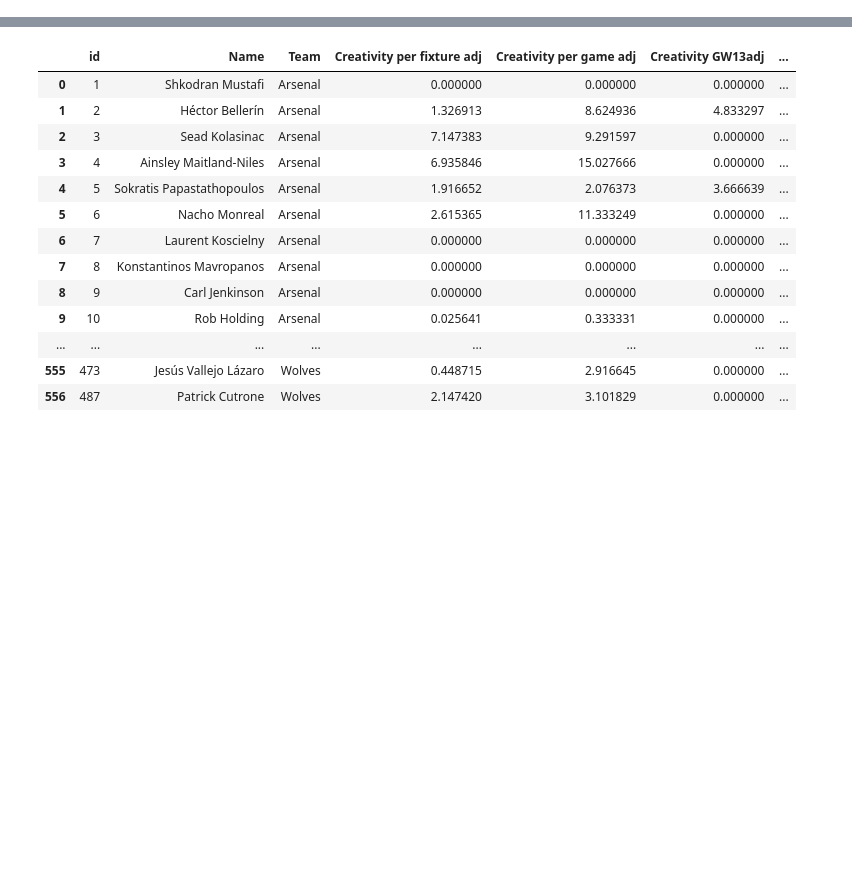
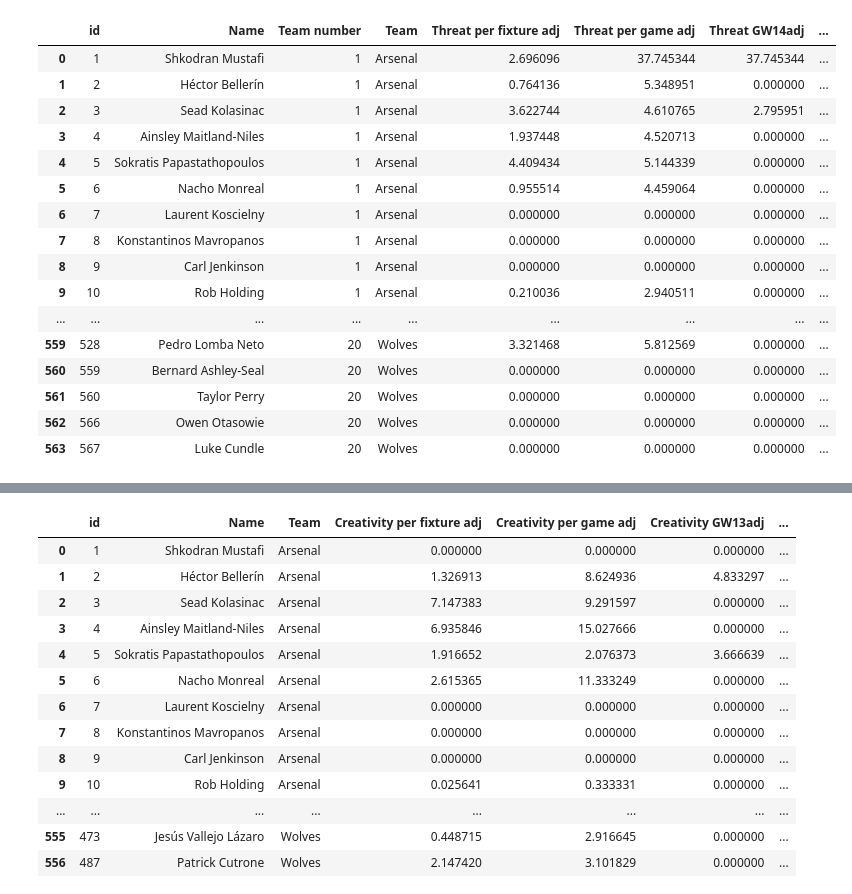
Before and after one commit to sminata/tikeve.github.io, a Jupyter notebook: brr.ipynb, the cells around one changed output, grey strips where cells are left out. Drawn from its saved outputs; the diff is of its cells as text; code cells hidden in the pictures; blank space fills up the shorter version.

```diff
--- a/brr.ipynb
+++ b/brr.ipynb
@@ -265,8 +267,9 @@ TablePlayersToWrite
 print(0)
 #1. Creating  a table with average threat and GW threats for teams
 
-TeamThreat = pd.DataFrame(list(teams.keys()), columns = ['id'])
-TeamThreat['Team'] = pd.DataFrame(list(teams.values()))
+TeamThreat = pd.DataFrame()
+TeamThreat['id'] = pd.DataFrame(d1['teams'])['id']
+TeamThreat['Team'] = pd.DataFrame(d1['teams'])['name']
 TeamThreat['Threat av'] = np.zeros(len(TeamThreat))
 TeamThreat['Matches'] = np.zeros(len(TeamThreat))
 
@@ -281,8 +284,9 @@ TeamThreat['Threat av'] = [Gameweeks[Gameweeks['team']==i]['threat'].sum() for i
 print(1)
 #2. Creating  a table with average creativity and GW creativities for teams
 
-TeamCreativity = pd.DataFrame(list(teams.keys()), columns = ['id'])
-TeamCreativity['Team'] = pd.DataFrame(list(teams.values()))
+TeamCreativity = pd.DataFrame()
+TeamCreativity['id'] = pd.DataFrame(d1['teams'])['id']
+TeamCreativity['Team'] = pd.DataFrame(d1['teams'])['name']
 TeamCreativity['Creativity av'] = np.zeros(len(TeamCreativity))
 TeamCreativity['Matches'] = np.zeros(len(TeamCreativity))
 
@@ -298,8 +302,9 @@ TeamCreativity['Creativity av'] = [Gameweeks[Gameweeks['team']==i]['creativity']
 print(2)
 #3. Creating  a table with average threat allowed by teams and GW threat allowed
 
-TableDefence = pd.DataFrame(list(teams.keys()), columns = ['id'])
-TableDefence['Team'] = pd.DataFrame(list(teams.values()))
+TableDefence = pd.DataFrame()
+TableDefence['id'] = pd.DataFrame(d1['teams'])['id']
+TableDefence['Team'] = pd.DataFrame(d1['teams'])['name']
 TableDefence['Threat allowed av'] = np.zeros(len(TableDefence))
 TableDefence['Matches'] = np.zeros(len(TableDefence))
 
@@ -316,8 +321,9 @@ threatAllowedAv = TableDefence['Threat allowed av'].mean()
 print(3)
 #4. Creating  a table with average adjusted threat and GW threats adj for teams
 
-TeamThreatAd = pd.DataFrame(list(teams.keys()), columns = ['id'])
-TeamThreatAd['Team'] = pd.DataFrame(list(teams.values()))
+TeamThreatAd = pd.DataFrame()
+TeamThreatAd['id'] = pd.DataFrame(d1['teams'])['id']
+TeamThreatAd['Team'] = pd.DataFrame(d1['teams'])['name']
 TeamThreatAd['Threat av adj'] = np.zeros(len(TeamThreatAd))
 TeamThreatAd['Matches'] = np.zeros(len(TeamThreatAd))
 
@@ -333,8 +339,9 @@ TeamThreatAd['Threat av adj'] = TeamThreatAd['Threat av adj']/noZ(TeamThreatAd['
 print(4)
 #5. Creating  a table with average adjusted creativity and GW creativities adj for teams
 
-TeamCreativityAd = pd.DataFrame(list(teams.keys()), columns = ['id'])
-TeamCreativityAd['Team'] = pd.DataFrame(list(teams.values()))
+TeamCreativityAd = pd.DataFrame()
+TeamCreativityAd['id'] = pd.DataFrame(d1['teams'])['id']
+TeamCreativityAd['Team'] = pd.DataFrame(d1['teams'])['name']
 TeamCreativityAd['Creativity av adj'] = np.zeros(len(TeamCreativityAd))
 TeamCreativityAd['Matches'] = np.zeros(len(TeamCreativityAd))
 
@@ -352,8 +359,9 @@ TeamCreativityAd['Creativity av adj'] = TeamCreativityAd['Creativity av adj']/no
 print(5)
 #6. Creating  a table with average threat allowed adjusted by teams and GW threat allowed adjusted
 
-TableDefenceAd = pd.DataFrame(list(teams.keys()), columns = ['id'])
-TableDefenceAd['Team'] = pd.DataFrame(list(teams.values()))
+TableDefenceAd = pd.DataFrame()
+TableDefenceAd['id'] = pd.DataFrame(d1['teams'])['id']
+TableDefenceAd['Team'] = pd.DataFrame(d1['teams'])['name']
 TableDefenceAd['Threat allowed av adj'] = np.zeros(len(TableDefenceAd))
 TableDefenceAd['Matches'] = np.zeros(len(TableDefenceAd))
 
@@ -374,8 +382,9 @@ print(6)
 
 #Total Team Table
 
-TableTeams = pd.DataFrame(list(teams.keys()), columns = ['id'])
-TableTeams['Team'] = pd.DataFrame(list(teams.values()))
+TableTeams = pd.DataFrame()
+TableTeams['id'] = pd.DataFrame(d1['teams'])['id']
+TableTeams['Team'] = pd.DataFrame(d1['teams'])['name']
 
 TableTeams['Threat adjusted'] = TeamThreatAd['Threat av adj']
 TableTeams['Threat'] = TeamThreat['Threat av']
@@ -389,8 +398,11 @@ print(7)
 
 #PLayer Tables
 
-PlayerMatches = pd.DataFrame(list(players.keys()), columns = ['id'])
-PlayerMatches['Team'] = [teams[bigTable[bigTable['id'] == i]['team'].sum()] for i in players.keys()]
+#PlayerMatches = pd.DataFrame(list(players.keys()), columns = ['id'])
+PlayerMatches = pd.DataFrame()
+PlayerMatches['id'] = bigTable['id']
+PlayerMatches['Team number'] = [bigTable[bigTable['id'] == i]['team'].sum() for i in players.keys()]
+PlayerMatches['Team'] = [teams[PlayerMatches.at[i,'Team number']] for i in range(len(players))]
 PlayerMatches['Team games'] = np.zeros(len(players))
 PlayerMatches['Played'] = np.zeros(len(players))
 
@@ -404,8 +416,9 @@ PlayerMatches['Team games'] = PlayerMatches['Team games'] + [len(Gameweeks[Gamew
 print(8)
 #1 Players Threat
 
-PlayerThreat = pd.DataFrame(list(players.keys()), columns = ['id'])
-PlayerThreat['Name'] = pd.DataFrame(list(players.values()))
+PlayerThreat = pd.DataFrame()
+PlayerThreat['id'] = bigTable['id']
+PlayerThreat['Name'] = bigTable['full_name']
 PlayerThreat['Team'] = PlayerMatches['Team']
 PlayerThreat['Threat per fixture'] = np.zeros(len(players))
 PlayerThreat['Threat per game'] = np.zeros(len(players))
@@ -421,8 +434,9 @@ PlayerThreat['Threat per game'] = PlayerThreat['Threat per game']/noZ(PlayerMatc
 print(9)
 #2 Players Creativity
 
-PlayerCreativity = pd.DataFrame(list(players.keys()), columns = ['id'])
-PlayerCreativity['Name'] = pd.DataFrame(list(players.values()))
+PlayerCreativity = pd.DataFrame()
+PlayerCreativity['id'] = bigTable['id']
+PlayerCreativity['Name'] = bigTable['full_name']
 PlayerCreativity['Team'] = PlayerMatches['Team']
 PlayerCreativity['Creativity per fixture'] = np.zeros(len(players))
 PlayerCreativity['Creativity per game'] = np.zeros(len(players))
@@ -438,34 +452,32 @@ PlayerCreativity['Creativity per game'] = PlayerCreativity['Creativity per game'
 print(10)
 #3 Players Threat Adjusted
 
-PlayerThreatAd = pd.DataFrame(list(players.keys()), columns = ['id'])
-print('a')
-PlayerThreatAd['Name'] = pd.DataFrame(list(players.values()))
-print('b')
+PlayerThreatAd = pd.DataFrame()
+PlayerThreatAd['id'] = bigTable['id']
+PlayerThreatAd['Name'] = bigTable['full_name']
+PlayerThreatAd['Team number'] = PlayerMatches['Team number']
 PlayerThreatAd['Team'] = PlayerMatches['Team']
-print('c')
 PlayerThreatAd['Threat per fixture adj'] = np.zeros(len(players))
-print('d')
 PlayerThreatAd['Threat per game adj'] = np.zeros(len(players))
-print('e')
 for j in range(lastGW,0,-1):
 
     PlayerThreatAd['Threat GW'+str(j) + 'adj'] = [PlayerThreat.at[i,'Threat GW'+str(j)]*threatAllowedAv/ \
-            TableDefence.at[toint(Gameweeks[(Gameweeks['team']==PlayerThreatAd.at[i,'Team'])&\
-                                          (Gameweeks['gameweek']==j)]['teamAgainst'].mean()-1), \
+            TableDefence.at[toint(Gameweeks[(Gameweeks['team']==PlayerThreatAd.at[i,'Team number'])&\
+            (Gameweeks['gameweek']==j)]['teamAgainst'].mean()-1), \
             'Threat allowed av']  for i in range(len(players))]
 
     PlayerThreatAd['Threat per game adj'] = PlayerThreatAd['Threat per game adj'] +\
             PlayerThreatAd['Threat GW'+str(j) + 'adj']
-print('f')
 PlayerThreatAd['Threat per fixture adj'] = PlayerThreatAd['Threat per game adj']/noZ(PlayerMatches['Team games'])
 PlayerThreatAd['Threat per game adj'] = PlayerThreatAd['Threat per game adj']/noZ(PlayerMatches['Played'])
 print(11)
 
 #4 PLayers Creativity Adjusted
 
-PlayerCreativityAd = pd.DataFrame(list(players.keys()), columns = ['id'])
-PlayerCreativityAd['Name'] = pd.DataFrame(list(players.values()))
+PlayerCreativityAd = pd.DataFrame()
+PlayerCreativityAd['id'] = bigTable['id']
+PlayerCreativityAd['Name'] = bigTable['full_name']
+PlayerCreativityAd['Team number'] = PlayerMatches['Team number']
 PlayerCreativityAd['Team'] = PlayerMatches['Team']
 PlayerCreativityAd['Creativity per fixture adj'] = np.zeros(len(players))
 PlayerCreativityAd['Creativity per game adj'] = np.zeros(len(players))
@@ -473,7 +485,7 @@ PlayerCreativityAd['Creativity per game adj'] = np.zeros(len(players))
 for j in range(lastGW,0,-1):
 
     PlayerCreativityAd['Creativity GW'+str(j) + 'adj'] = [PlayerCreativity.at[i,'Creativity GW'+str(j)]*threatAllowedAv/ \
-            TableDefence.at[toint(Gameweeks[(Gameweeks['team']==PlayerCreativityAd.at[i,'Team'])&\
+            TableDefence.at[toint(Gameweeks[(Gameweeks['team']==PlayerCreativityAd.at[i,'Team number'])&\
                                           (Gameweeks['gameweek']==j)]['teamAgainst'].mean()-1), \
             'Threat allowed av']  for i in range(len(players))]
 
@@ -507,0 +517,17 @@ e
+|  | id | Name | Team number | Team | Threat per fixture adj | Threat per game adj | Threat GW14adj | ... |
+| 0 | 1 | Shkodran Mustafi | 1 | Arsenal | 2.696096 | 37.745344 | 37.745344 | ... |
+| 1 | 2 | Héctor Bellerín | 1 | Arsenal | 0.764136 | 5.348951 | 0.000000 | ... |
+| 2 | 3 | Sead Kolasinac | 1 | Arsenal | 3.622744 | 4.610765 | 2.795951 | ... |
+| 3 | 4 | Ainsley Maitland-Niles | 1 | Arsenal | 1.937448 | 4.520713 | 0.000000 | ... |
+| 4 | 5 | Sokratis Papastathopoulos | 1 | Arsenal | 4.409434 | 5.144339 | 0.000000 | ... |
+| 5 | 6 | Nacho Monreal | 1 | Arsenal | 0.955514 | 4.459064 | 0.000000 | ... |
+| 6 | 7 | Laurent Koscielny | 1 | Arsenal | 0.000000 | 0.000000 | 0.000000 | ... |
+| 7 | 8 | Konstantinos Mavropanos | 1 | Arsenal | 0.000000 | 0.000000 | 0.000000 | ... |
+| 8 | 9 | Carl Jenkinson | 1 | Arsenal | 0.000000 | 0.000000 | 0.000000 | ... |
+| 9 | 10 | Rob Holding | 1 | Arsenal | 0.210036 | 2.940511 | 0.000000 | ... |
+| ... | ... | ... | ... | ... | ... | ... | ... | ... |
+| 559 | 528 | Pedro Lomba Neto | 20 | Wolves | 3.321468 | 5.812569 | 0.000000 | ... |
+| 560 | 559 | Bernard Ashley-Seal | 20 | Wolves | 0.000000 | 0.000000 | 0.000000 | ... |
+| 561 | 560 | Taylor Perry | 20 | Wolves | 0.000000 | 0.000000 | 0.000000 | ... |
+| 562 | 566 | Owen Otasowie | 20 | Wolves | 0.000000 | 0.000000 | 0.000000 | ... |
+| 563 | 567 | Luke Cundle | 20 | Wolves | 0.000000 | 0.000000 | 0.000000 | ... |
```
Also changed, not shown: parts of 7 cells of this notebook, 16 other files.
